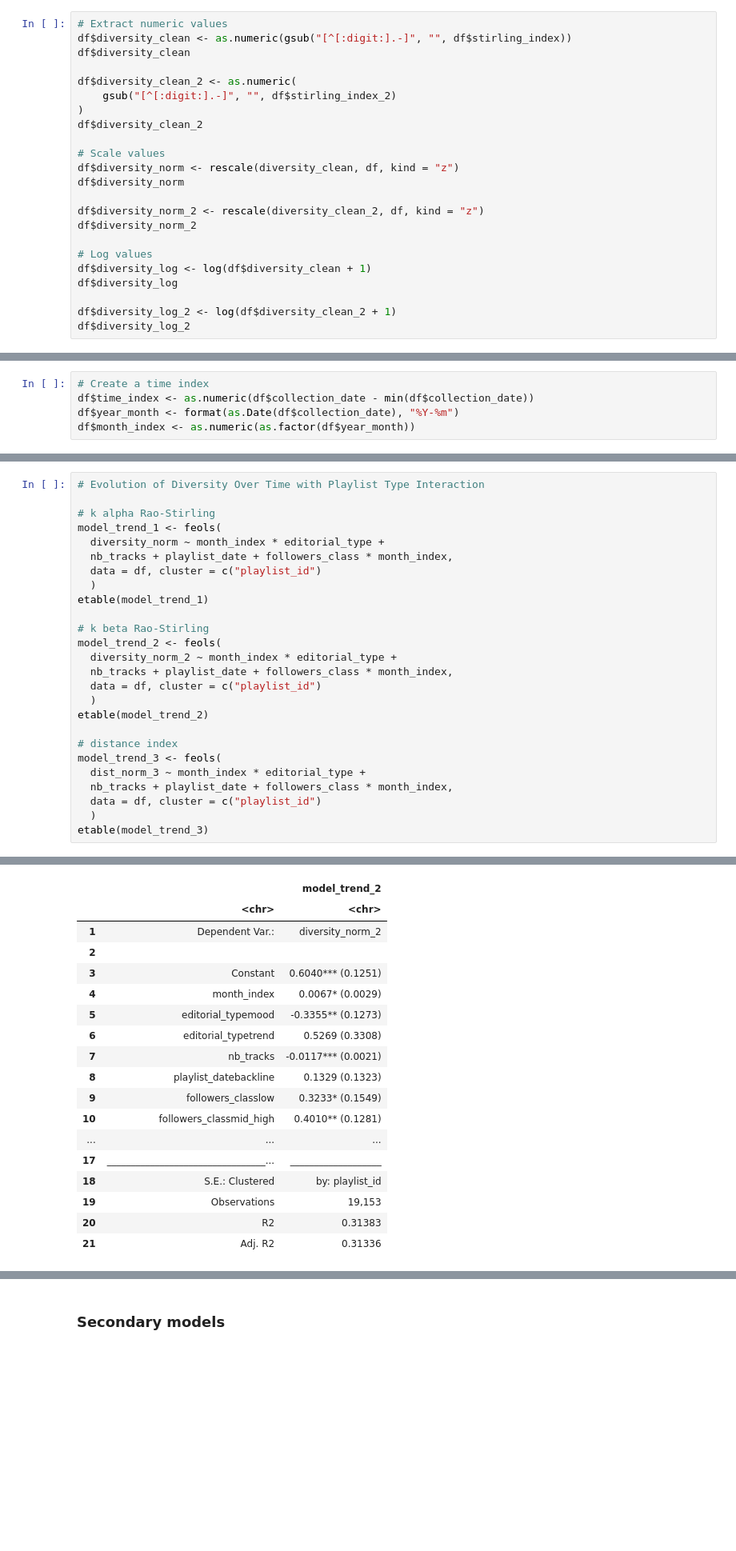
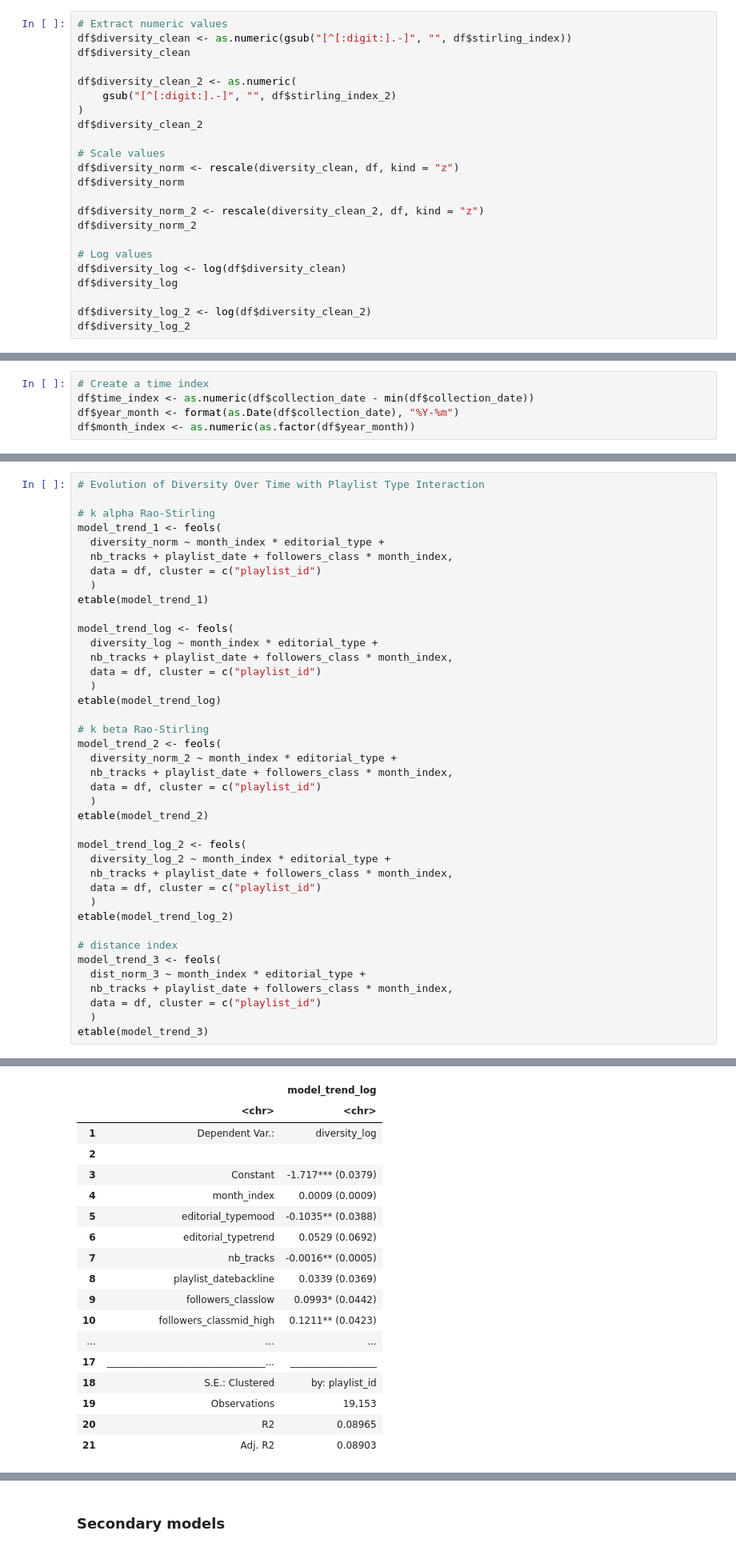
Before and after one commit to julienmbarki/article-diversity-editorial, a Jupyter notebook: data_analysis/data_analysis.ipynb, the cells around one changed output, grey strips where cells are left out. Shown at 80% size. Saved outputs shown, nothing was run; the diff lists cells and outputs as text; blank space fills up the shorter version.

```diff
--- a/data_analysis/data_analysis.ipynb
+++ b/data_analysis/data_analysis.ipynb
@@ -129,10 +129,10 @@ df$diversity_norm_2 <- rescale(diversity_clean_2, df, kind = "z")
 df$diversity_norm_2
 
 # Log values
-df$diversity_log <- log(df$diversity_clean + 1)
+df$diversity_log <- log(df$diversity_clean)
 df$diversity_log
 
-df$diversity_log_2 <- log(df$diversity_clean_2 + 1)
+df$diversity_log_2 <- log(df$diversity_clean_2)
 df$diversity_log_2
 # %% [output]
     [1] 0.19848049 0.13040538 0.12884873 0.13123587 0.12989972 0.13268050
@@ -1295,6 +1476,13 @@ model_trend_1 <- feols(
   )
 etable(model_trend_1)
 
+model_trend_log <- feols(
+  diversity_log ~ month_index * editorial_type +
+  nb_tracks + playlist_date + followers_class * month_index,
+  data = df, cluster = c("playlist_id")
+  )
+etable(model_trend_log)
+
 # k beta Rao-Stirling
 model_trend_2 <- feols(
   diversity_norm_2 ~ month_index * editorial_type +
@@ -1303,50 +1491,57 @@ model_trend_2 <- feols(
   )
 etable(model_trend_2)
 
+model_trend_log_2 <- feols(
+  diversity_log_2 ~ month_index * editorial_type +
+  nb_tracks + playlist_date + followers_class * month_index,
+  data = df, cluster = c("playlist_id")
+  )
+etable(model_trend_log_2)
+
 # distance index
 model_trend_3 <- feols(
   dist_norm_3 ~ month_index * editorial_type +
   nb_tracks + playlist_date + followers_class * month_index,
   data = df, cluster = c("playlist_id")
   )
 etable(model_trend_3)
 # %% [output]
 A etable_df: 21 × 2
 |  |  | model_trend_1 |
 |  | <chr> | <chr> |
 | 1 | Dependent Var.: | diversity_norm |
 | 2 |  |  |
 | 3 | Constant | 0.1037 (0.1272) |
 | 4 | month_index | 0.0033 (0.0028) |
 | 5 | editorial_typemood | -0.3494** (0.1320) |
 | 6 | editorial_typetrend | 0.2837 (0.2969) |
 | 7 | nb_tracks | -0.0059** (0.0018) |
 | 8 | playlist_datebackline | 0.1845 (0.1412) |
 | 9 | followers_classlow | 0.3636* (0.1520) |
 | 10 | followers_classmid_high | 0.4117** (0.1445) |
 | ... | ... | ... |
 | 17 | _________________________________... | __________________ |
 | 18 | S.E.: Clustered | by: playlist_id |
 | 19 | Observations | 19,153 |
 | 20 | R2 | 0.11075 |
 | 21 | Adj. R2 | 0.11015 |
 A etable_df: 21 × 2
-|  |  | model_trend_2 |
+|  |  | model_trend_log |
 |  | <chr> | <chr> |
-| 1 | Dependent Var.: | diversity_norm_2 |
+| 1 | Dependent Var.: | diversity_log |
 | 2 |  |  |
-| 3 | Constant | 0.6040*** (0.1251) |
-| 4 | month_index | 0.0067* (0.0029) |
-| 5 | editorial_typemood | -0.3355** (0.1273) |
-| 6 | editorial_typetrend | 0.5269 (0.3308) |
-| 7 | nb_tracks | -0.0117*** (0.0021) |
-| 8 | playlist_datebackline | 0.1329 (0.1323) |
-| 9 | followers_classlow | 0.3233* (0.1549) |
-| 10 | followers_classmid_high | 0.4010** (0.1281) |
+| 3 | Constant | -1.717*** (0.0379) |
+| 4 | month_index | 0.0009 (0.0009) |
+| 5 | editorial_typemood | -0.1035** (0.0388) |
+| 6 | editorial_typetrend | 0.0529 (0.0692) |
+| 7 | nb_tracks | -0.0016** (0.0005) |
+| 8 | playlist_datebackline | 0.0339 (0.0369) |
+| 9 | followers_classlow | 0.0993* (0.0442) |
+| 10 | followers_classmid_high | 0.1211** (0.0423) |
 | ... | ... | ... |
-| 17 | _________________________________... | ___________________ |
+| 17 | _________________________________... | __________________ |
 | 18 | S.E.: Clustered | by: playlist_id |
 | 19 | Observations | 19,153 |
-| 20 | R2 | 0.31383 |
-| 21 | Adj. R2 | 0.31336 |
+| 20 | R2 | 0.08965 |
+| 21 | Adj. R2 | 0.08903 |
 A etable_df: 21 × 2
```
Also changed, not shown: parts of 16 cells of this notebook.
